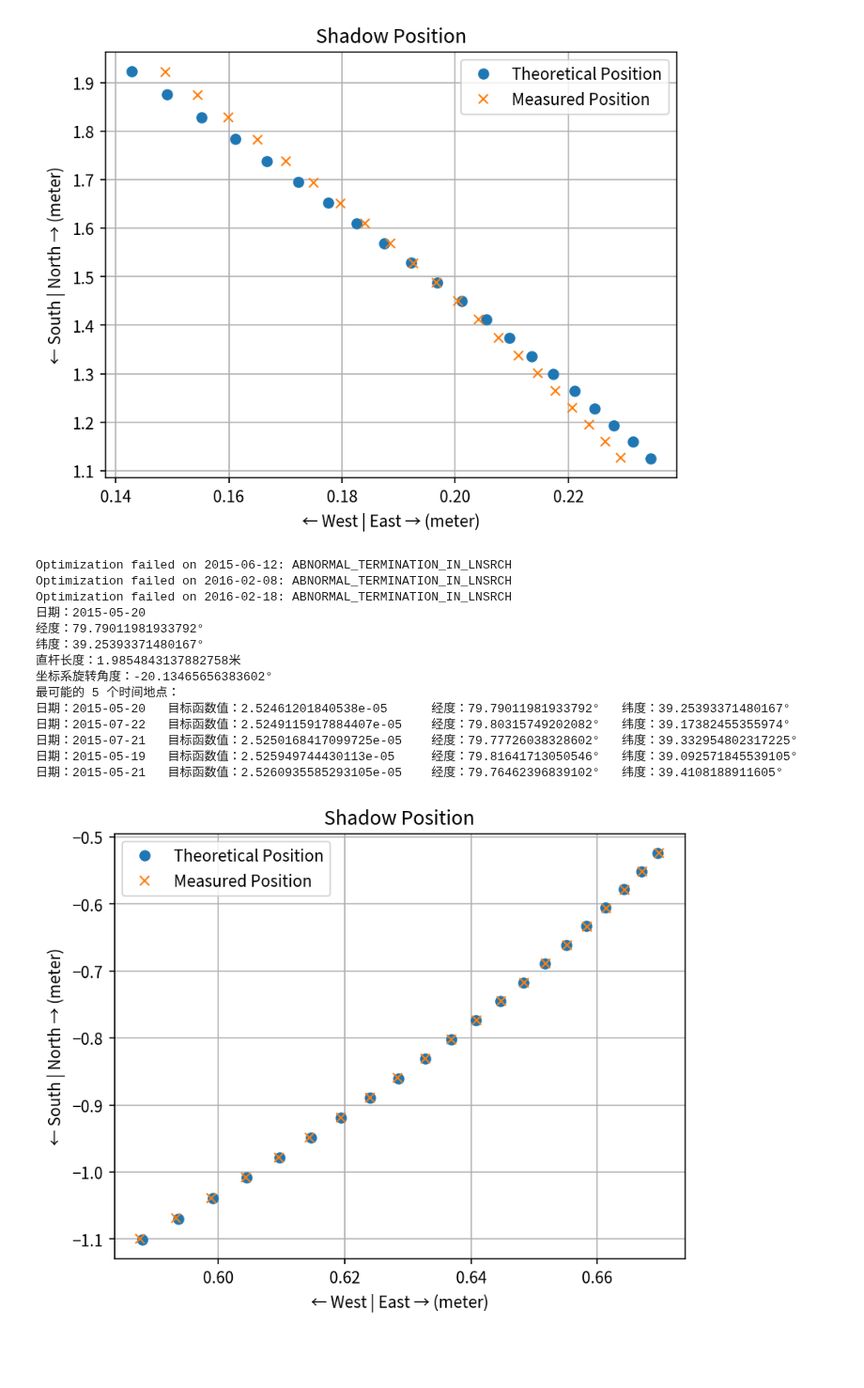
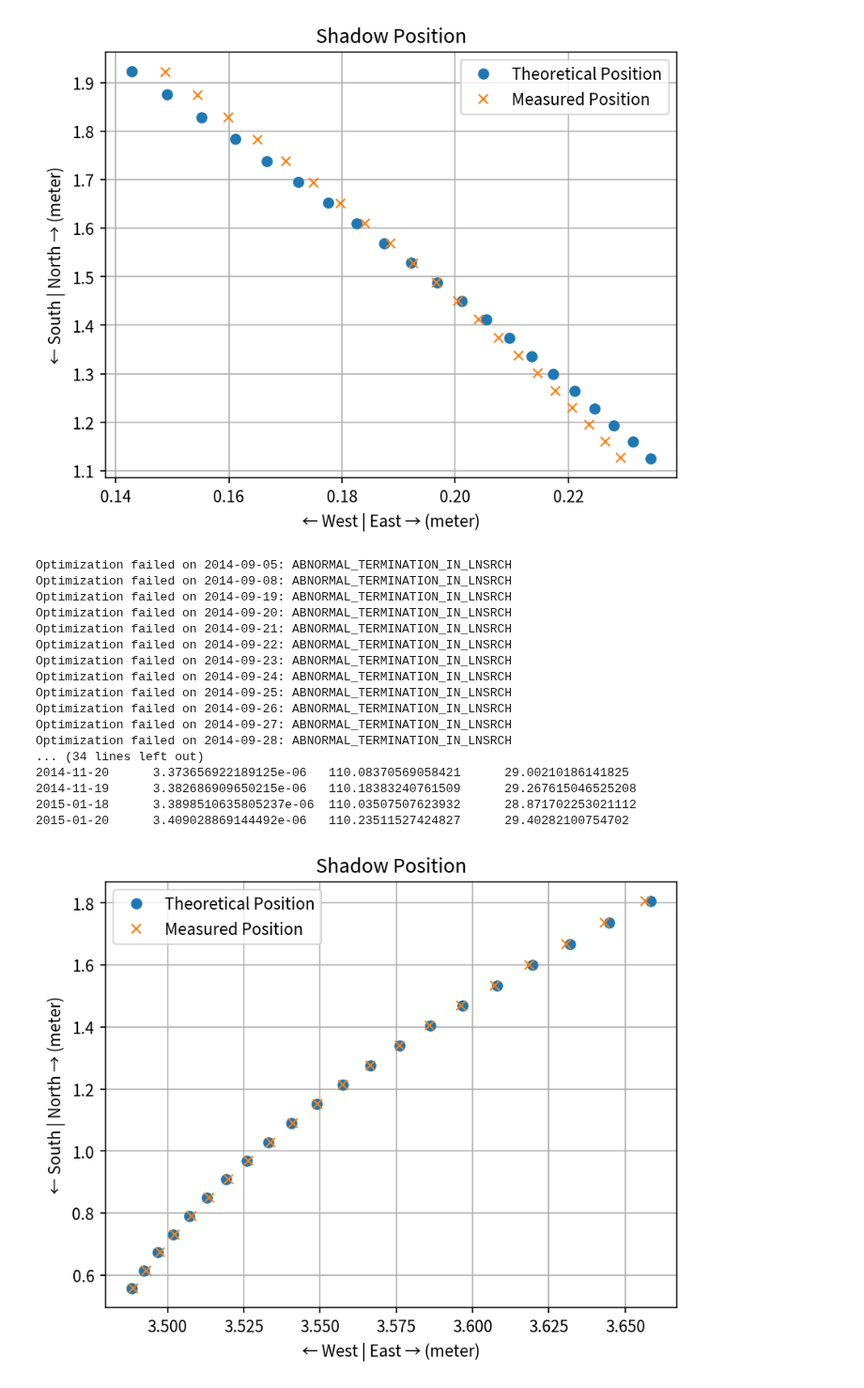
Before and after one commit to BiologyHazard/MATH130177.01-Mathematical-Modeling-and-Applications, a Jupyter notebook: 作业1-太阳影子定位/按文稿中的思路.ipynb, the cells around one changed output. Shown at 94% size. Cells and saved outputs as stored; diff of their text form; code cells hidden in the pictures; blank space fills up the shorter version.

```diff
--- a/作业1-太阳影子定位/按文稿中做法.ipynb
+++ b/作业1-太阳影子定位/按文稿中的思路.ipynb
@@ -410,8 +345,8 @@ def single_optimization(date_part):
 
 results = []
 
-for day in range(366):  # 枚举 2015 年春分到 2016 年春分
-    date_part = march_equinox_2015.astimezone(CST).date() + timedelta(days=day)
+for day in range(365):  # 枚举 2014-09-01 至 2015-08-31 之间的每一天
+    date_part = date.fromisoformat("2014-09-01") + timedelta(days=day)
     result = single_optimization(date_part)
     if not result.success or np.isnan(result.fun):
         continue
@@ -420,48 +355,50 @@ for day in range(366):  # 枚举 2015 年春分到 2016 年春分
 date_part, result = min(results, key=lambda x: x[1].fun)
 timestamp_list = np.array([datetime.combine(date_part, time_part).timestamp() for time_part in time_list])
 longitude, latitude = result.x
 north_theoretical, east_theoretical = shadow_position(timestamp_list, longitude, latitude)
 pole_length, coordinate_system_rotation = calculate_pole_length_and_rotation(north_theoretical, east_theoretical)
 north_transformed, east_transformed = measured_position_transformed(pole_length, coordinate_system_rotation) * pole_length
 north_theoretical *= pole_length
 east_theoretical *= pole_length
 
 print(f"""日期：{date_part}
 经度：{np.rad2deg(longitude)}°
 纬度：{np.rad2deg(latitude)}°
 直杆长度：{pole_length}米
 坐标系旋转角度：{np.rad2deg(coordinate_system_rotation)}°""")
 
 n = 5
 best_n = sorted(results, key=lambda x: x[1].fun)[:n]
 print(f"最可能的 {n} 个时间地点：")
+print("日期\t目标函数值\t经度\t纬度")
 for date_part, result in best_n:
     longitude, latitude = result.x
-    print(f"日期：{date_part}\t目标函数值：{result.fun}\t经度：{np.rad2deg(longitude)}°\t纬度：{np.rad2deg(latitude)}°")
+    print(f"{date_part}\t{result.fun}\t{np.rad2deg(longitude)}\t{np.rad2deg(latitude)}")
 
 plt.title("Shadow Position")
 plt.xlabel("← West | East → (meter)")
 plt.ylabel("← South | North → (meter)")
 plt.grid()
-# plt.xlim(-1, 1)
-# plt.ylim(-1, 1)
 plt.plot(north_theoretical, east_theoretical, "o", label="Theoretical Position")
 plt.plot(north_transformed, east_transformed, "x", label="Measured Position")
 plt.legend()
 plt.show()
 # %% [output]
-Optimization failed on 2015-06-12: ABNORMAL_TERMINATION_IN_LNSRCH
-Optimization failed on 2016-02-08: ABNORMAL_TERMINATION_IN_LNSRCH
-Optimization failed on 2016-02-18: ABNORMAL_TERMINATION_IN_LNSRCH
-日期：2015-05-20
-经度：79.79011981933792°
-纬度：39.25393371480167°
-直杆长度：1.9854843137882758米
-坐标系旋转角度：-20.13465656383602°
-最可能的 5 个时间地点：
-日期：2015-05-20   目标函数值：2.52461201840538e-05      经度：79.79011981933792°   纬度：39.25393371480167°
-日期：2015-07-22   目标函数值：2.5249115917884407e-05    经度：79.80315749202082°   纬度：39.17382455355974°
-日期：2015-07-21   目标函数值：2.5250168417099725e-05    经度：79.77726038328602°   纬度：39.332954802317225°
-日期：2015-05-19   目标函数值：2.525949744430113e-05     经度：79.81641713050546°   纬度：39.092571845539105°
-日期：2015-05-21   目标函数值：2.5260935585293105e-05    经度：79.76462396839102°   纬度：39.4108188911605°
+Optimization failed on 2014-09-05: ABNORMAL_TERMINATION_IN_LNSRCH
+Optimization failed on 2014-09-08: ABNORMAL_TERMINATION_IN_LNSRCH
+Optimization failed on 2014-09-19: ABNORMAL_TERMINATION_IN_LNSRCH
+Optimization failed on 2014-09-20: ABNORMAL_TERMINATION_IN_LNSRCH
+Optimization failed on 2014-09-21: ABNORMAL_TERMINATION_IN_LNSRCH
+Optimization failed on 2014-09-22: ABNORMAL_TERMINATION_IN_LNSRCH
+Optimization failed on 2014-09-23: ABNORMAL_TERMINATION_IN_LNSRCH
+Optimization failed on 2014-09-24: ABNORMAL_TERMINATION_IN_LNSRCH
+Optimization failed on 2014-09-25: ABNORMAL_TERMINATION_IN_LNSRCH
+Optimization failed on 2014-09-26: ABNORMAL_TERMINATION_IN_LNSRCH
+Optimization failed on 2014-09-27: ABNORMAL_TERMINATION_IN_LNSRCH
+Optimization failed on 2014-09-28: ABNORMAL_TERMINATION_IN_LNSRCH
+... (34 lines left out)
+2014-11-20      3.373656922189125e-06   110.08370569058421      29.00210186141825
+2014-11-19      3.382686909650215e-06   110.18383240761509      29.267615046525208
+2015-01-18      3.3898510635805237e-06  110.03507507623932      28.871702253021112
+2015-01-20      3.409028869144492e-06   110.23511527424827      29.40282100754702
-[figure, old version]
+[figure, new version]
```
Also changed, not shown: parts of 3 cells of this notebook, 4 other files.
